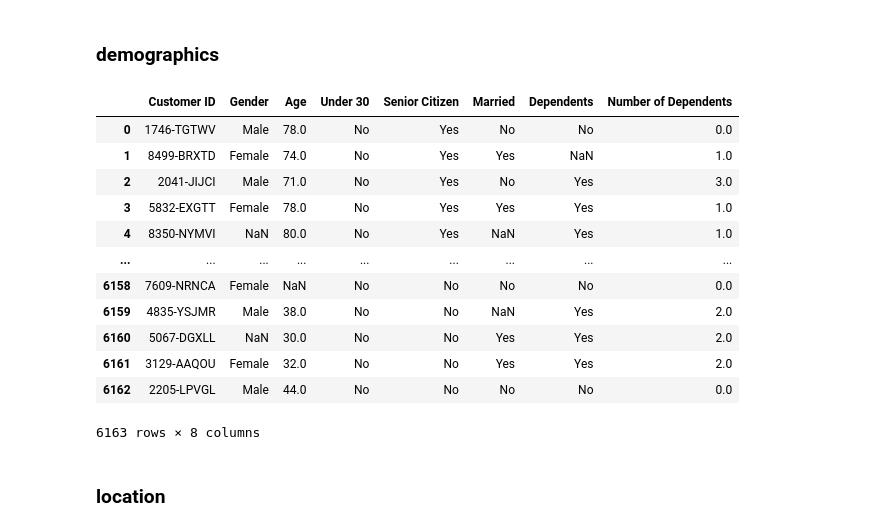
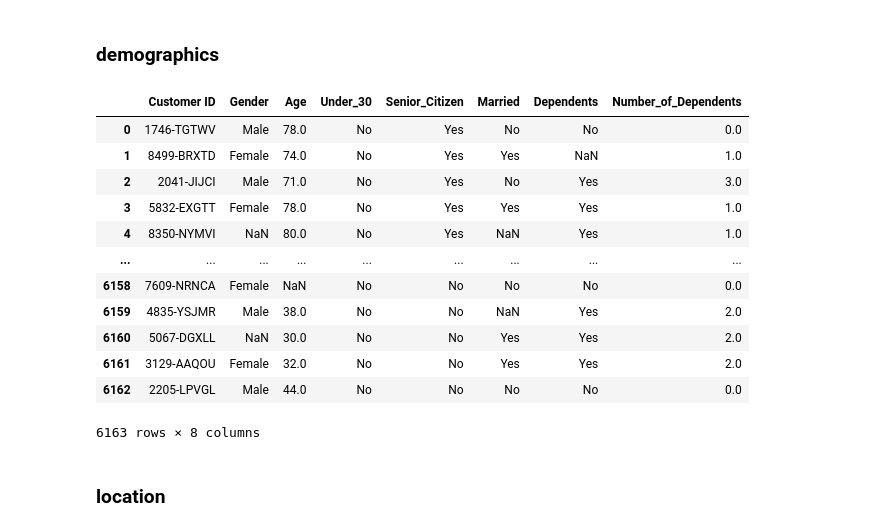
Before and after one commit to SinHanYang/html_final_project, a Jupyter notebook: main.ipynb, the cells around one changed output. Drawn from its saved outputs; the diff is of its cells as text; code cells hidden in the pictures.

```diff
--- a/main.ipynb
+++ b/main.ipynb
@@ -8,26 +8,12 @@ import pandas as pd
 # %%
 #user= dempgraphics?
 users=pd.read_csv('demographics.csv')
-users.columns=['Customer ID','Count','Gender','Age','Under 30','Senior Citizen','Married','Dependents','Number of Dependents']
+users.columns=['Customer ID','Count','Gender','Age','Under_30','Senior_Citizen','Married','Dependents','Number_of_Dependents']
 # do we still need Under 30/ Senior Citizen, or we need to group the age ?
 users.drop(['Count'],axis=1,inplace=True)
-
-'''
-#handle Gender NaN problem and turn into numeric
-users.loc[users.Gender=='Male','Gender']='1'
-users.loc[users.Gender=='Female','Gender']='2'
-users.loc[users.Gender.isnull(),'Gender']='3'
-users['Gender']=pd.to_numeric(users.Gender,errors='coerce')
-
-#handle Married NaN problem and turn into numeric
-users.loc[users.Married=='Yes','Married']='1'
-users.loc[users.Married=='No','Married']='2'
-users.loc[users.Married.isnull(),'Married']='3'
-users['Married']=pd.to_numeric(users.Married,errors='coerce')
-'''
 users
 # %% [output]
-|  | Customer ID | Gender | Age | Under 30 | Senior Citizen | Married | Dependents | Number of Dependents |
+|  | Customer ID | Gender | Age | Under_30 | Senior_Citizen | Married | Dependents | Number_of_Dependents |
 | 0 | 1746-TGTWV | Male | 78.0 | No | Yes | No | No | 0.0 |
 | 1 | 8499-BRXTD | Female | 74.0 | No | Yes | Yes | NaN | 1.0 |
 | 2 | 2041-JIJCI | Male | 71.0 | No | Yes | No | Yes | 3.0 |
```
Also changed, not shown: parts of 13 cells of this notebook, 2 other files.
